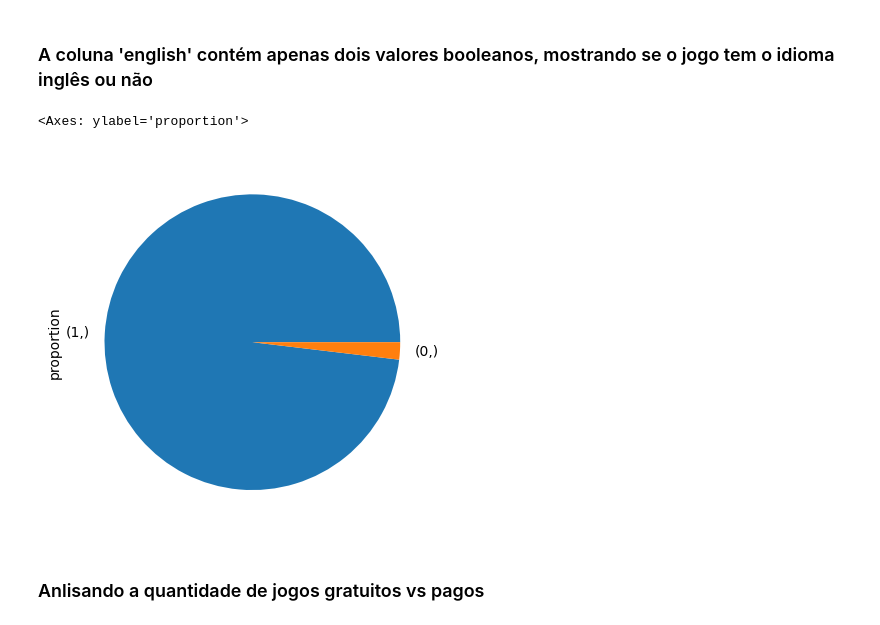
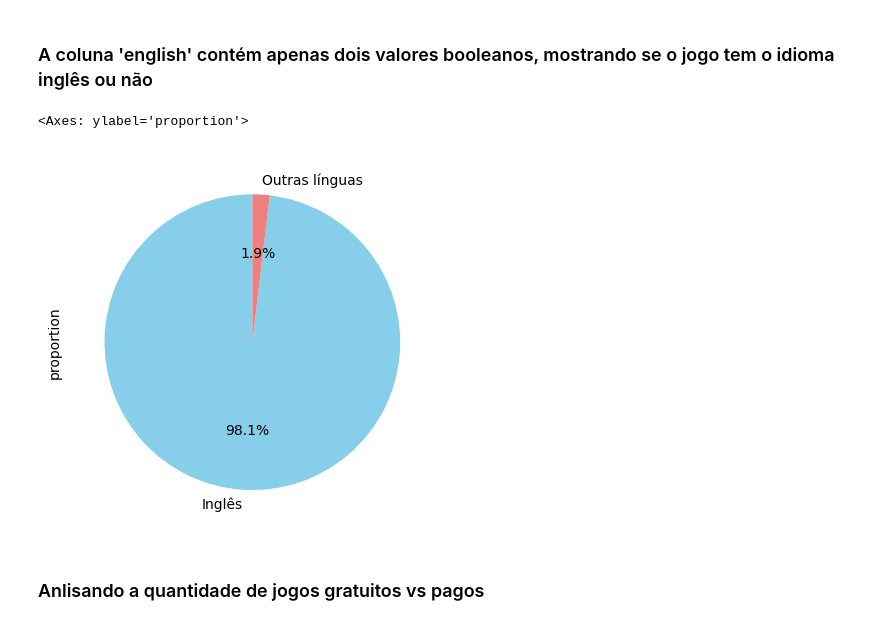
Before and after one commit to mauriciobenjamin700/Projeto_04_ADA, a Jupyter notebook: notebook_projeto.ipynb, the cells around one changed output. Cells and saved outputs as stored; diff of their text form; code cells hidden in the pictures.

Commit message:
alterção do gráfico de pizza de línguas dos jogos

```diff
--- a/notebook_projeto.ipynb
+++ b/notebook_projeto.ipynb
@@ -373,10 +373,11 @@ fig.show()
 # %%
 df['english'].unique()
 # %%
-df[['english']].value_counts(normalize=True).plot(kind='pie')
+#
+df[['english']].value_counts(normalize=True).plot(kind='pie',labels = ['Inglês', 'Outras línguas'], autopct='%1.1f%%', startangle=90, colors=['skyblue', 'lightcoral'])
 # %% [output]
 <Axes: ylabel='proportion'>
-[figure, old version]
+[figure, new version]
 # %% [markdown]
 ### Anlisando a quantidade de jogos gratuitos vs pagos
 # %%
```
